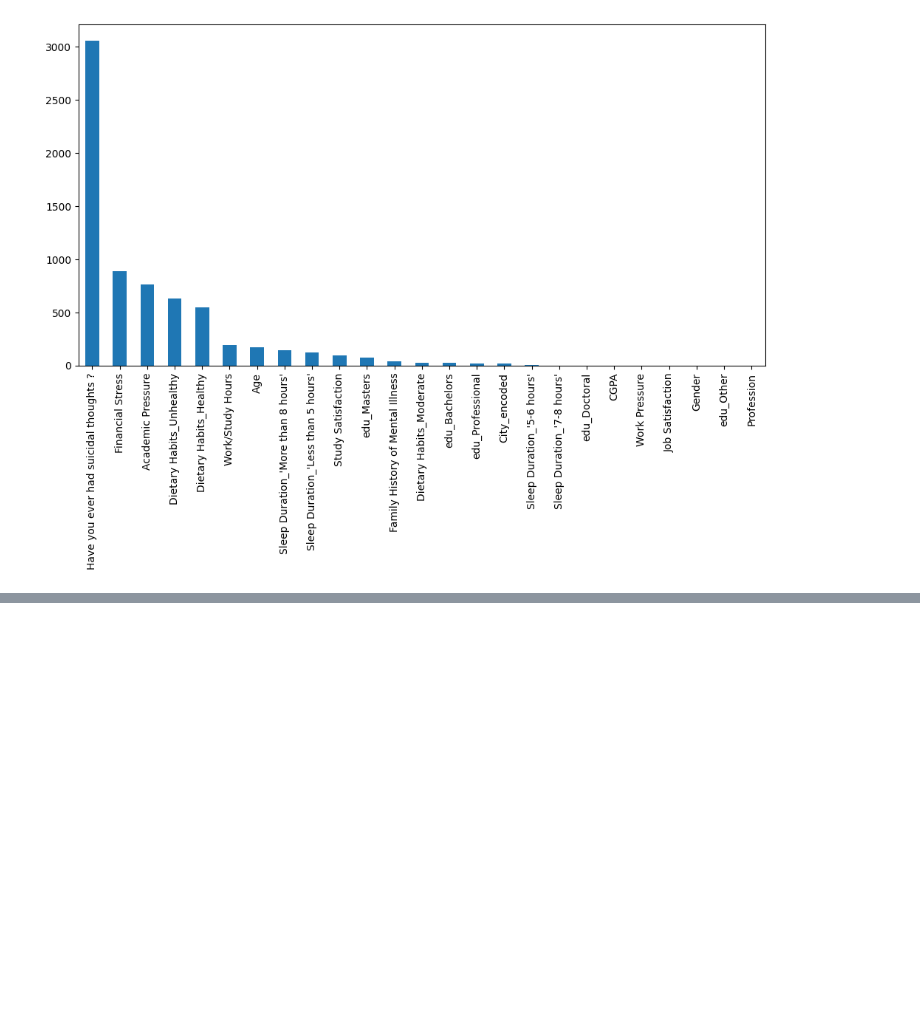
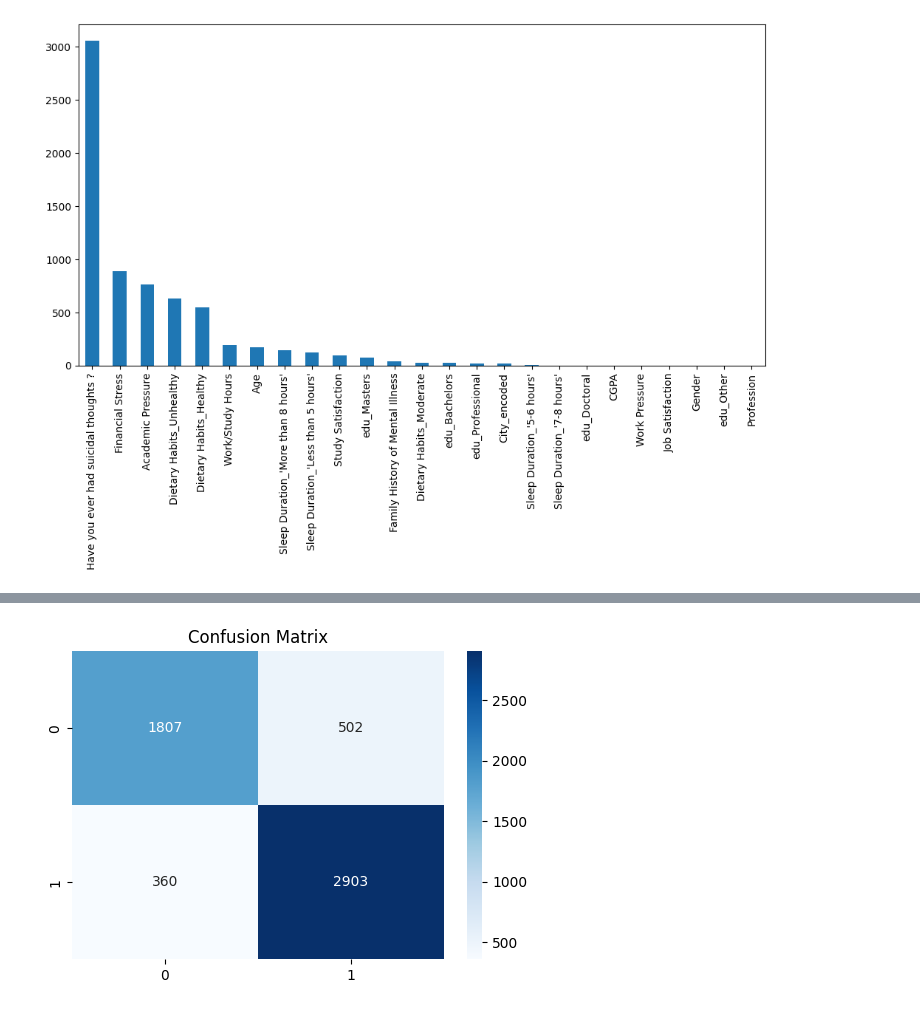
Before and after one commit to AleiyDroubi/Datascience, a Jupyter notebook: mental health project/dataset.ipynb, the cells around one changed output, grey strips where cells are left out. Saved outputs shown, nothing was run; the diff lists cells and outputs as text; code cells hidden in the pictures; blank space fills up the shorter version.

```diff
--- a/mental health project/dataset.ipynb
+++ b/mental health project/dataset.ipynb
@@ -199,0 +247,8 @@ Accuracy       : 0.8252
+# %%
+#logistic regression
+from sklearn.linear_model import LogisticRegression
+Lr = LogisticRegression(max_iter=1000)
+X_train, X_test, y_train, y_test = train_test_split(x,y,test_size=.2,random_state=42)
+Lr.fit(X_train,y_train)
+y_pred = Lr.predict(X_test)
+print(classification_report(y_test,y_pred))
@@ -199,0 +264,12 @@ Accuracy       : 0.8252
+# %%
+#visualize
+import matplotlib.pyplot as plt
+import seaborn as sns
+from sklearn.metrics import confusion_matrix
+cm = confusion_matrix(y_test, y_pred)
+plt.figure(figsize=(6,4))
+sns.heatmap(cm, annot=True, fmt='d',cmap='Blues')
+plt.title('Confusion Matrix')
+plt.show()
+# %% [output]
+[figure, added]
```
Also changed, not shown: parts of 6 cells of this notebook, 1 other file.
